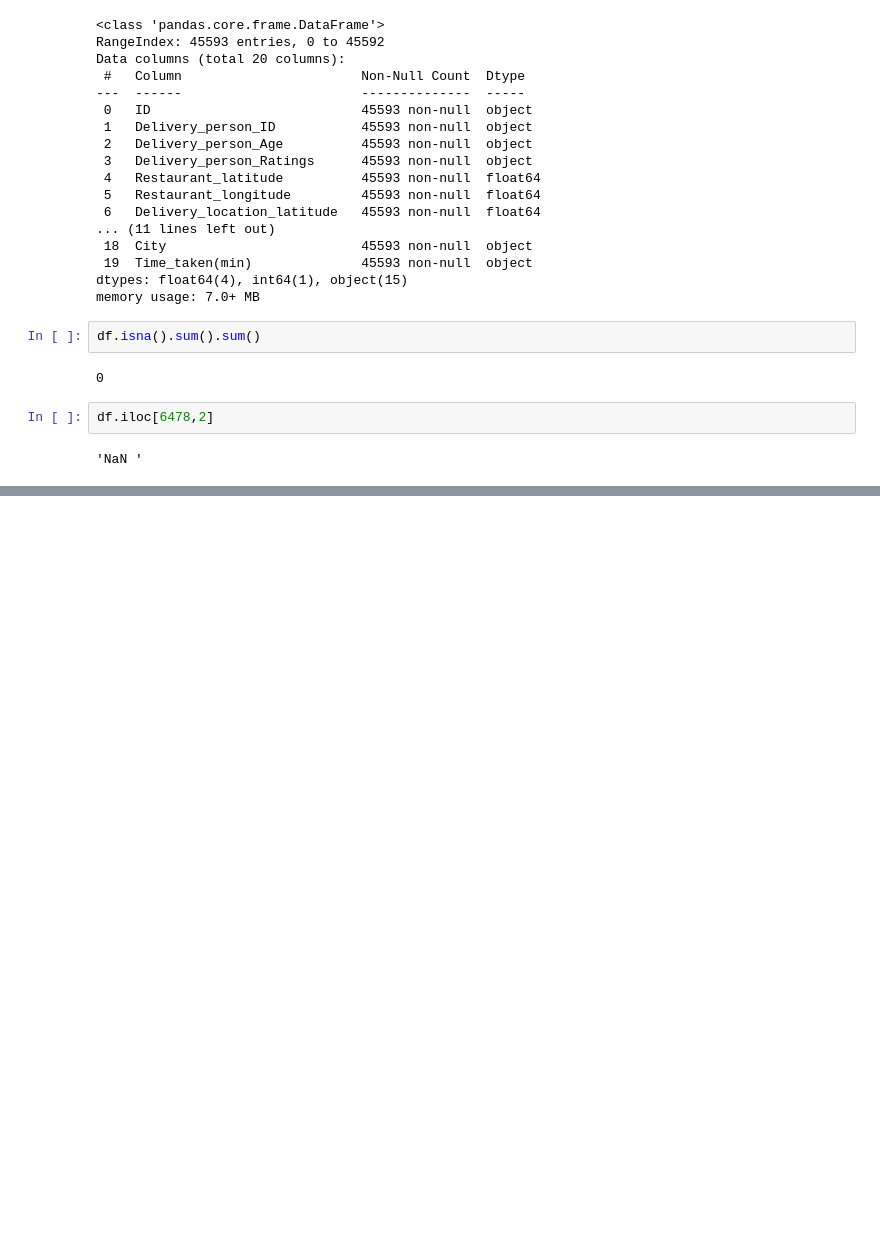
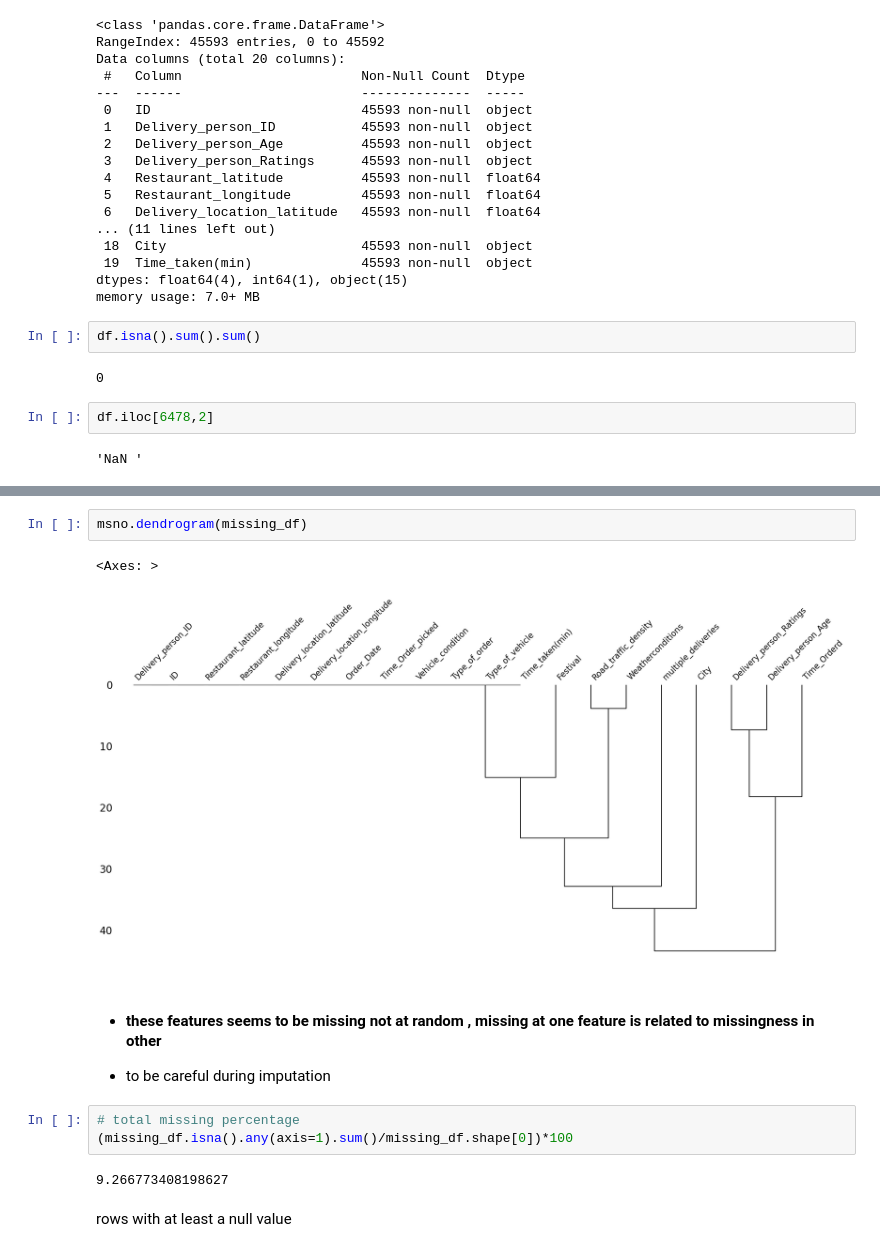
Before and after one commit to rabin20-04/delivery_time_prediction, a Jupyter notebook: delivery_t_pred.ipynb, the cells around one changed output, grey strips where cells are left out. Drawn from its saved outputs; the diff is of its cells as text; blank space fills up the shorter version.

```diff
--- a/delivery_t_pred.ipynb
+++ b/delivery_t_pred.ipynb
@@ -255,0 +243,15 @@ Name: count, Length: 177, dtype: int64
+# %%
+msno.dendrogram(missing_df)
+# %% [output]
+<Axes: >
+[figure, added]
+# %% [markdown]
+- #### these features seems to be missing not at random  , missing at one feature is related to missingness in other
+- to be careful during imputation
+# %%
+# total missing percentage
+(missing_df.isna().any(axis=1).sum()/missing_df.shape[0])*100
+# %% [output]
+9.266773408198627
+# %% [markdown]
+rows with at least a null value
```
Also changed, not shown: parts of 25 cells of this notebook.
